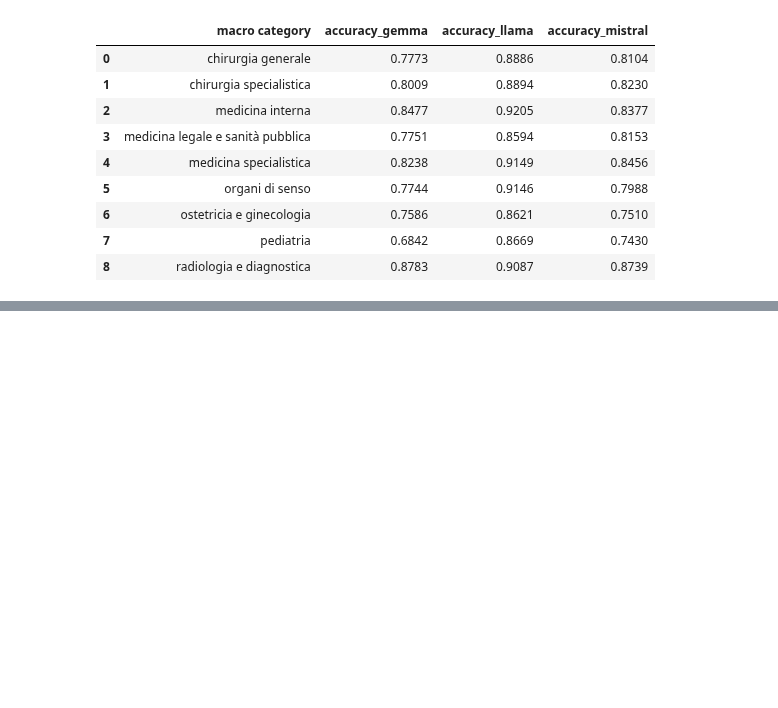
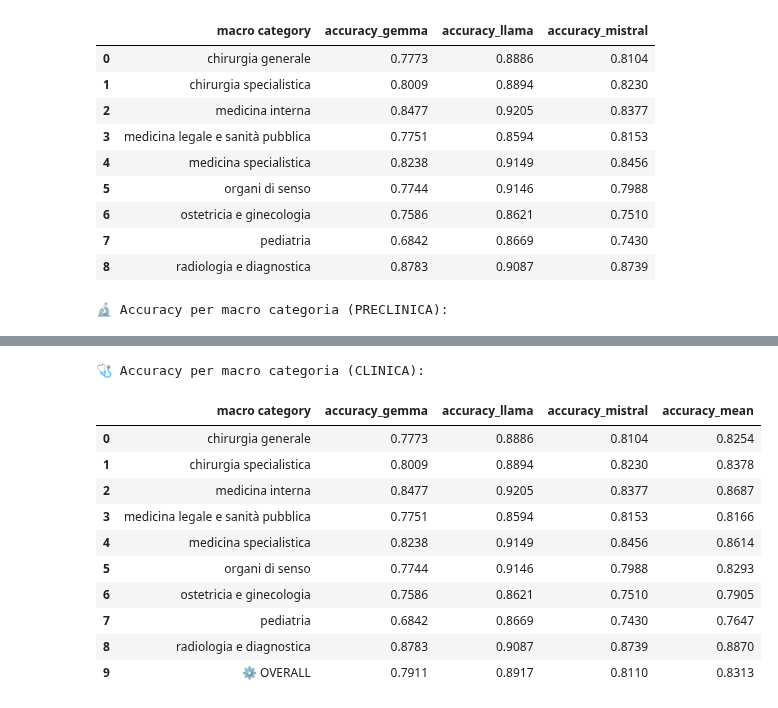
Before and after one commit to nicolobonato97/Big-Data-Analytics, a Jupyter notebook: Progetto Big Data/Benchmark.ipynb, the cells around one changed output, grey strips where cells are left out. Saved outputs shown, nothing was run; the diff lists cells and outputs as text; code cells hidden in the pictures; blank space fills up the shorter version.

```diff
--- a/Progetto Big Data/Benchmark.ipynb
+++ b/Progetto Big Data/Benchmark.ipynb
@@ -308,3 +339,57 @@ Accuracy per macro categoria (CLINICA):
 | 6 | ostetricia e ginecologia | 0.7586 | 0.8621 | 0.7510 |
 | 7 | pediatria | 0.6842 | 0.8669 | 0.7430 |
 | 8 | radiologia e diagnostica | 0.8783 | 0.9087 | 0.8739 |
+# %%
+def accuracy_table(df_subset):
+    result = df_subset.groupby("macro category").apply(
+        lambda group: pd.Series({
+            "accuracy_gemma": compute_accuracy(group, 'gemma'),
+            "accuracy_llama": compute_accuracy(group, 'llama'),
+            "accuracy_mistral": compute_accuracy(group, 'mistral'),
+        })
+    ).reset_index()
+
+    # Aggiunge la media per riga (accuracy media tra i modelli)
+    result["accuracy_mean"] = result[["accuracy_gemma", "accuracy_llama", "accuracy_mistral"]].mean(axis=1)
+
+    # Calcola la riga di media generale per ogni modello
+    mean_row = pd.DataFrame([{
+        "macro category": "⚙️ OVERALL",
+        "accuracy_gemma": result["accuracy_gemma"].mean(),
+        "accuracy_llama": result["accuracy_llama"].mean(),
+        "accuracy_mistral": result["accuracy_mistral"].mean(),
+        "accuracy_mean": result["accuracy_mean"].mean()
+    }])
+
+    # Aggiunge la riga in fondo alla tabella
+    result = pd.concat([result, mean_row], ignore_index=True)
+
+    return result
+# Calcolo tabelle
+accuracy_preclinica = accuracy_table(df_preclinica)
+accuracy_clinica = accuracy_table(df_clinica)
+
+# Colonne da colorare
+accuracy_columns = ["accuracy_gemma", "accuracy_llama", "accuracy_mistral", "accuracy_mean"]
+
+# Colori coerenti
+combined = pd.concat([accuracy_preclinica, accuracy_clinica])
+vmin = combined[accuracy_columns].min().min()
+vmax = combined[accuracy_columns].max().max()
+
+# Mostra le due tabelle
+print("🔬 Accuracy per macro categoria (PRECLINICA):")
+display(
+    accuracy_preclinica.style
+        .background_gradient(subset=accuracy_columns, cmap='RdYlGn', vmin=vmin, vmax=vmax)
+        .format({col: "{:.4f}" for col in accuracy_columns})
+)
+
+print("🩺 Accuracy per macro categoria (CLINICA):")
+display(
+    accuracy_clinica.style
+        .background_gradient(subset=accuracy_columns, cmap='RdYlGn', vmin=vmin, vmax=vmax)
+        .format({col: "{:.4f}" for col in accuracy_columns})
+)
+# %% [output]
+🔬 Accuracy per macro categoria (PRECLINICA):
@@ -310,0 +403,12 @@ Accuracy per macro categoria (CLINICA):
+🩺 Accuracy per macro categoria (CLINICA):
+|  | macro category | accuracy_gemma | accuracy_llama | accuracy_mistral | accuracy_mean |
+| 0 | chirurgia generale | 0.7773 | 0.8886 | 0.8104 | 0.8254 |
+| 1 | chirurgia specialistica | 0.8009 | 0.8894 | 0.8230 | 0.8378 |
+| 2 | medicina interna | 0.8477 | 0.9205 | 0.8377 | 0.8687 |
+| 3 | medicina legale e sanità pubblica | 0.7751 | 0.8594 | 0.8153 | 0.8166 |
+| 4 | medicina specialistica | 0.8238 | 0.9149 | 0.8456 | 0.8614 |
+| 5 | organi di senso | 0.7744 | 0.9146 | 0.7988 | 0.8293 |
+| 6 | ostetricia e ginecologia | 0.7586 | 0.8621 | 0.7510 | 0.7905 |
+| 7 | pediatria | 0.6842 | 0.8669 | 0.7430 | 0.7647 |
+| 8 | radiologia e diagnostica | 0.8783 | 0.9087 | 0.8739 | 0.8870 |
+| 9 | ⚙️ OVERALL | 0.7911 | 0.8917 | 0.8110 | 0.8313 |
```
Also changed, not shown: parts of 3 cells of this notebook, 4 other files.
